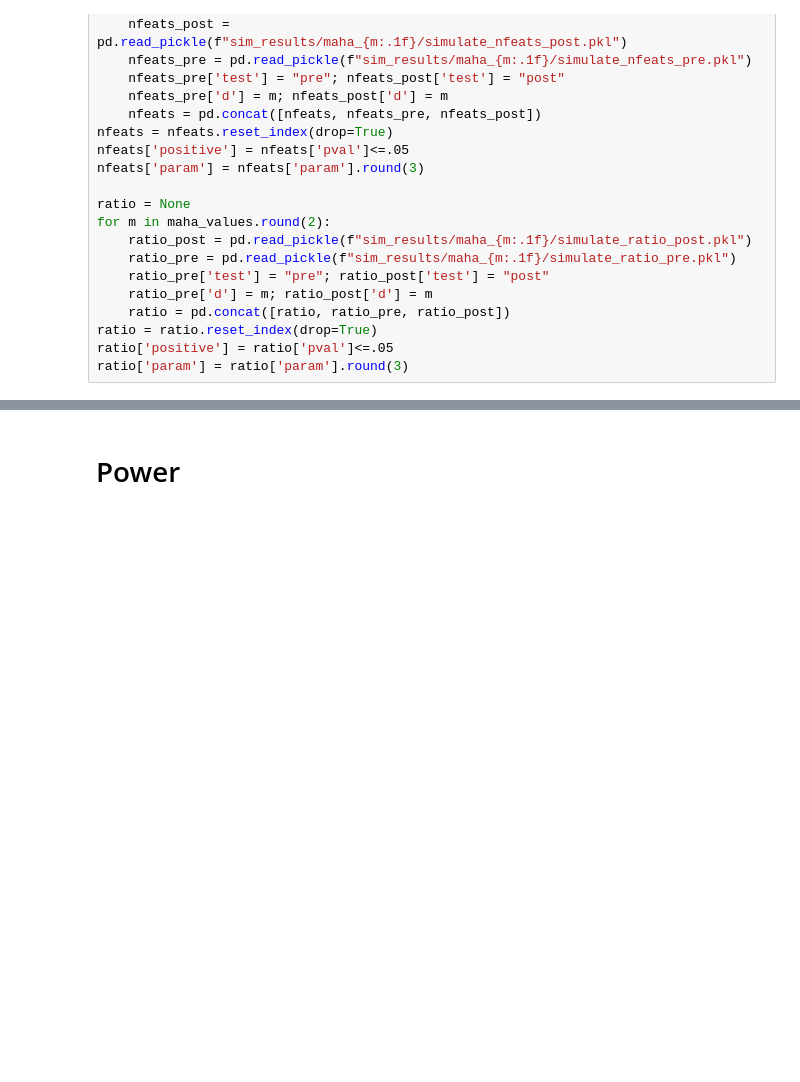
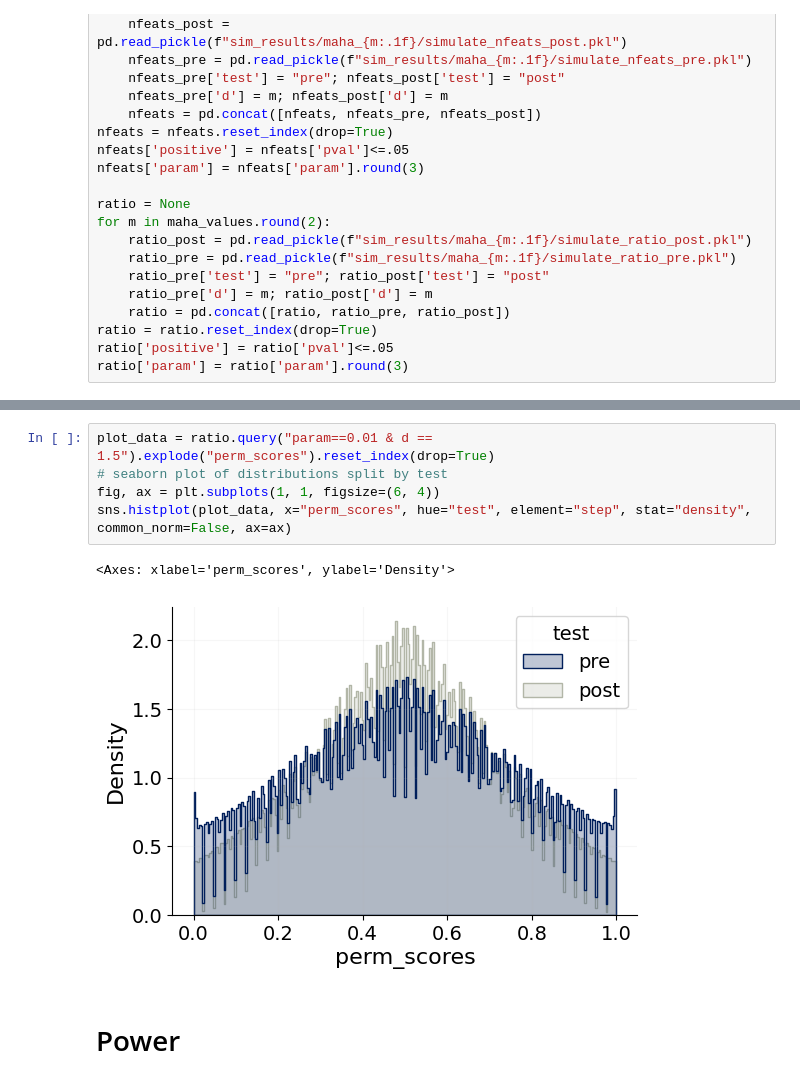
Before and after one commit to jrudoler/permutation-tests, a Jupyter notebook: data_viz.ipynb, the cells around one changed output, grey strips where cells are left out. Saved outputs shown, nothing was run; the diff lists cells and outputs as text; blank space fills up the shorter version.

```diff
--- a/data_viz.ipynb
+++ b/data_viz.ipynb
@@ -93,3 +141,11 @@ ratio['param'] = ratio['param'].round(3)
+# %%
+plot_data = ratio.query("param==0.01 & d == 1.5").explode("perm_scores").reset_index(drop=True)
+# seaborn plot of distributions split by test
+fig, ax = plt.subplots(1, 1, figsize=(6, 4))
+sns.histplot(plot_data, x="perm_scores", hue="test", element="step", stat="density", common_norm=False, ax=ax)
+# %% [output]
+<Axes: xlabel='perm_scores', ylabel='Density'>
+[figure, added]
 # %% [markdown]
 # Power
 # %% [markdown]
```
Also changed, not shown: parts of 12 cells of this notebook, 7 other files.
